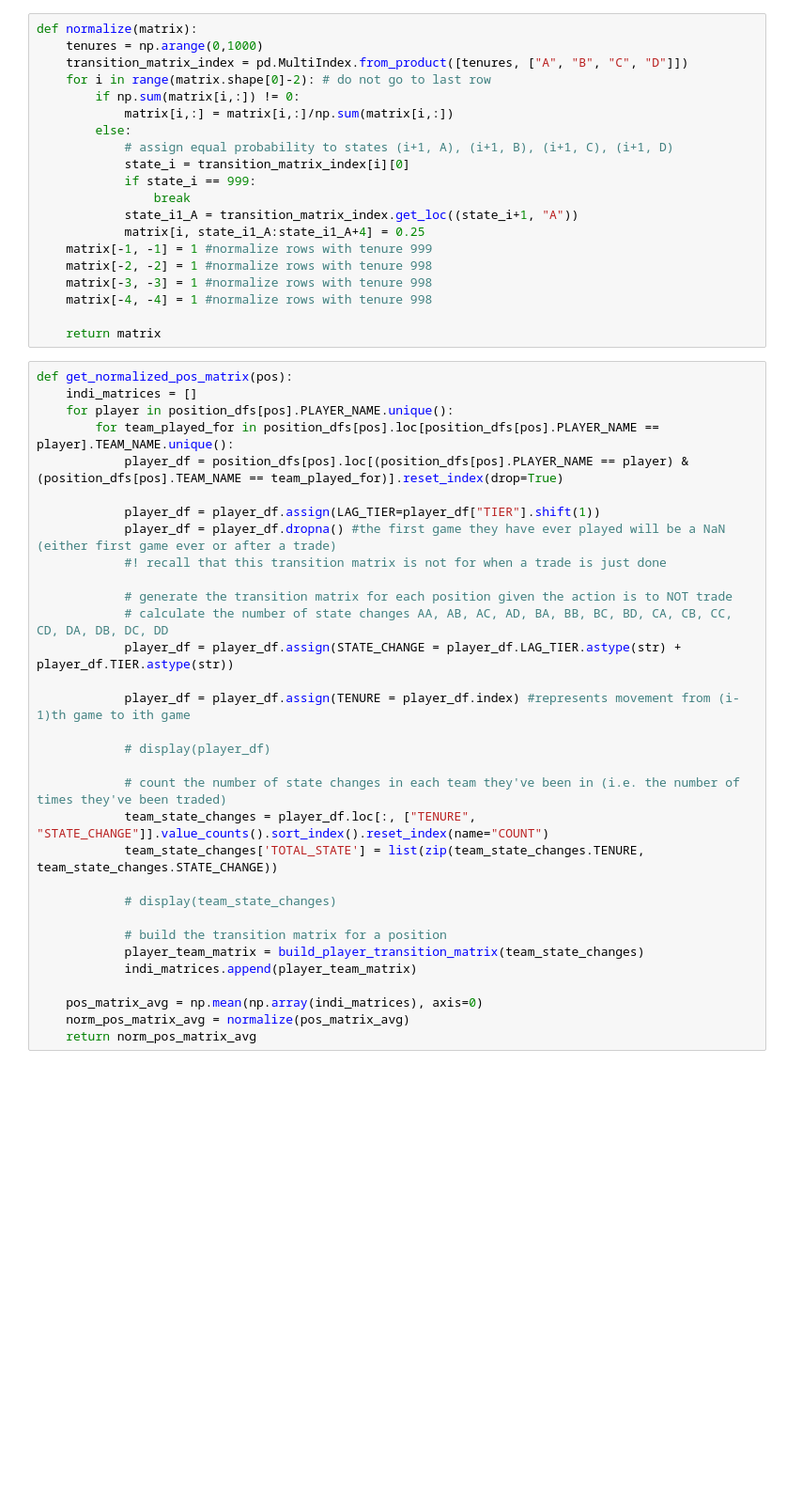
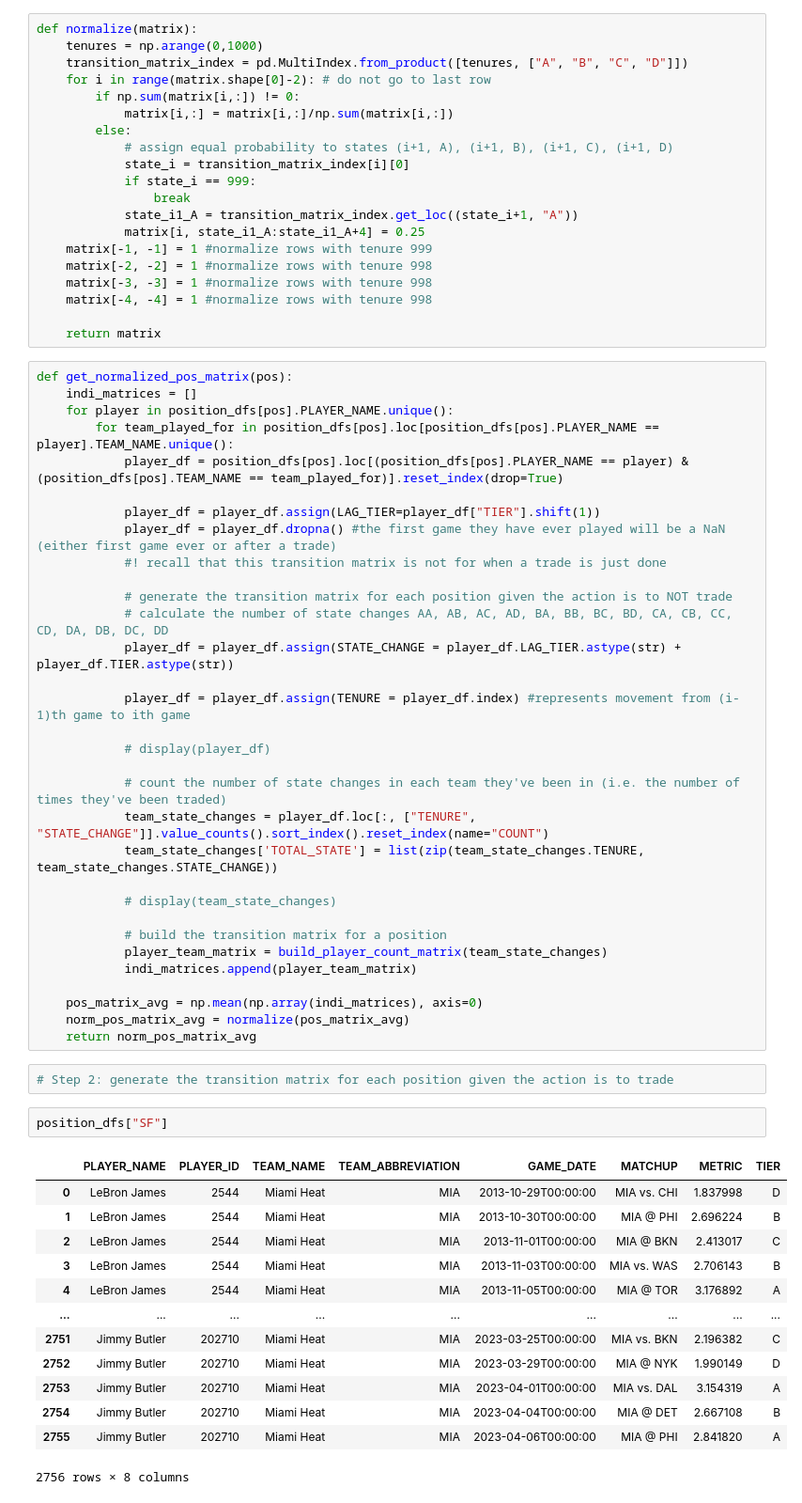
Before and after one commit to rohan-r-kulkarni/NBA_trade_sense, a Jupyter notebook: transitions.ipynb, the cells around one changed output. Shown at 94% size. Drawn from its saved outputs; the diff is of its cells as text; blank space fills up the shorter version.

Commit message:
generating trade transitions

```diff
--- a/transitions.ipynb
+++ b/transitions.ipynb
@@ -196,9 +196,27 @@ def get_normalized_pos_matrix(pos):
             # display(team_state_changes)
 
             # build the transition matrix for a position
-            player_team_matrix = build_player_transition_matrix(team_state_changes)
+            player_team_matrix = build_player_count_matrix(team_state_changes)
             indi_matrices.append(player_team_matrix)
 
     pos_matrix_avg = np.mean(np.array(indi_matrices), axis=0)
     norm_pos_matrix_avg = normalize(pos_matrix_avg)
     return norm_pos_matrix_avg
+# %%
+# Step 2: generate the transition matrix for each position given the action is to trade
+# %%
+position_dfs["SF"]
+# %% [output]
+|  | PLAYER_NAME | PLAYER_ID | TEAM_NAME | TEAM_ABBREVIATION | GAME_DATE | MATCHUP | METRIC | TIER |
+| 0 | LeBron James | 2544 | Miami Heat | MIA | 2013-10-29T00:00:00 | MIA vs. CHI | 1.837998 | D |
+| 1 | LeBron James | 2544 | Miami Heat | MIA | 2013-10-30T00:00:00 | MIA @ PHI | 2.696224 | B |
+| 2 | LeBron James | 2544 | Miami Heat | MIA | 2013-11-01T00:00:00 | MIA @ BKN | 2.413017 | C |
+| 3 | LeBron James | 2544 | Miami Heat | MIA | 2013-11-03T00:00:00 | MIA vs. WAS | 2.706143 | B |
+| 4 | LeBron James | 2544 | Miami Heat | MIA | 2013-11-05T00:00:00 | MIA @ TOR | 3.176892 | A |
+| ... | ... | ... | ... | ... | ... | ... | ... | ... |
+| 2751 | Jimmy Butler | 202710 | Miami Heat | MIA | 2023-03-25T00:00:00 | MIA vs. BKN | 2.196382 | C |
+| 2752 | Jimmy Butler | 202710 | Miami Heat | MIA | 2023-03-29T00:00:00 | MIA @ NYK | 1.990149 | D |
+| 2753 | Jimmy Butler | 202710 | Miami Heat | MIA | 2023-04-01T00:00:00 | MIA vs. DAL | 3.154319 | A |
+| 2754 | Jimmy Butler | 202710 | Miami Heat | MIA | 2023-04-04T00:00:00 | MIA @ DET | 2.667108 | B |
+| 2755 | Jimmy Butler | 202710 | Miami Heat | MIA | 2023-04-06T00:00:00 | MIA @ PHI | 2.841820 | A |
+2756 rows × 8 columns
```
Also changed, not shown: parts of 7 cells of this notebook.
